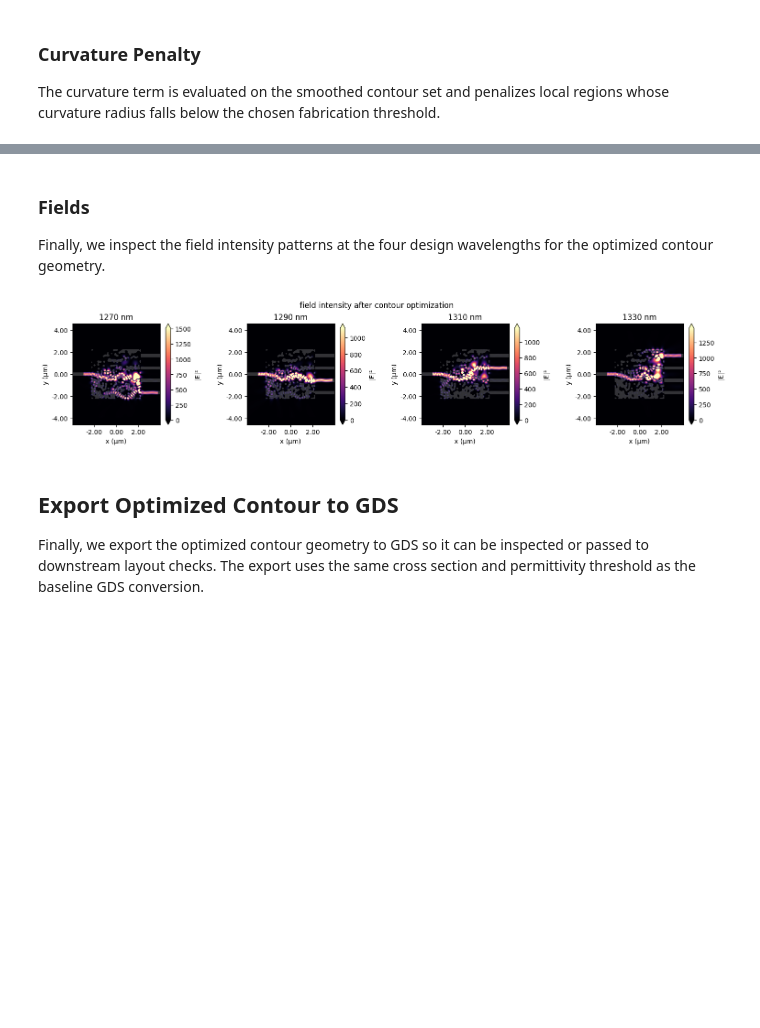
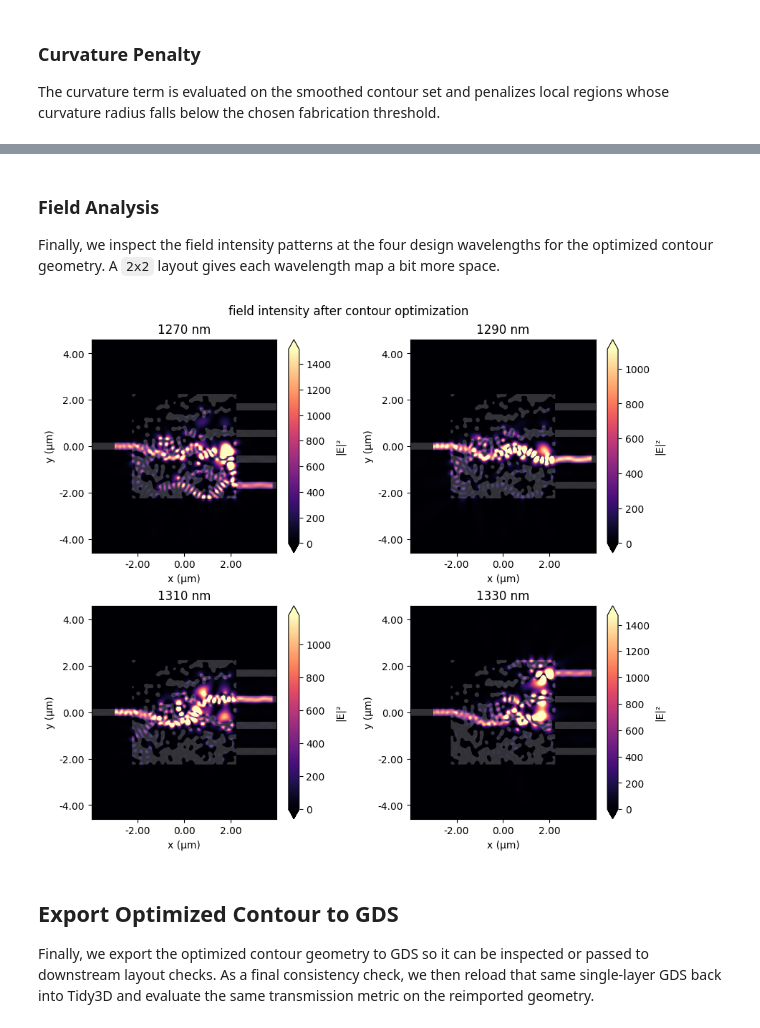
Before and after one commit to flexcompute/tidy3d-notebooks, a Jupyter notebook: Autograd32WDMTopologyToContourFinetuning.ipynb, the cells around one changed output, grey strips where cells are left out. Saved outputs shown, nothing was run; the diff lists cells and outputs as text; code cells hidden in the pictures; blank space fills up the shorter version.

```diff
--- a/Autograd32WDMTopologyToContourFinetuning.ipynb
+++ b/Autograd32WDMTopologyToContourFinetuning.ipynb
@@ -53,6 +41,7 @@ adding a substrate.
 n_si = 3.49
 n_sio2 = 1.45  # not used in 2D
 n_air = 1
+nm = 1000.0  # unit conversion used in wavelength plots
 eps_si = n_si**2
 
 # channel wavelengths
@@ -104,7 +93,6 @@ Lz = 0.0
 
 # fabrication constraints from the original pixel optimization setup
 radius = 0.100
-beta0 = 2
 
 # resolution information
 min_steps_per_wvl = 18
@@ -542,9 +687,9 @@ The contour update uses a plain SGD step.
 # %%
-contour_opt_steps = 30  # number of contour optimization steps
+contour_opt_steps = 25  # number of contour optimization steps
 contour_opt_lr = 0.004  # optimizer learning rate
 
 curvature_penalty_fn = make_threshold_power_curvature_penalty(
-    threshold_radius=0.100,
+    threshold_radius=radius,
     alpha=curvature_penalty_alpha,
     exponent=curvature_penalty_exponent,
     eps=curvature_penalty_eps,
@@ -559,6 +704,8 @@ flat_params = flat_reference.copy()
 objective_history = []
 transmission_history = []
 curvature_history = []
+contour_sets_over_steps = []
+flat_params_over_steps = []
 contour_structures_over_steps = []
 
 
@@ -599,6 +746,8 @@ for step in range(contour_opt_steps):
     objective_history.append(float(value))
     transmission_history.append(tx_current)
     curvature_history.append(curv_term)
+    contour_sets_over_steps.append(contour_current_set)
+    flat_params_over_steps.append(np.asarray(flat_params, dtype=float).copy())
     contour_structures_over_steps.append(
         contour_current_set.to_structures(
             foreground_medium=core_medium,
@@ -623,11 +772,14 @@ for step in range(contour_opt_steps):
     )
 
 contour_opt_set = contour_current_set
+contour_sets_over_steps.append(contour_opt_set)
+flat_params_over_steps.append(np.asarray(flat_params, dtype=float).copy())
 contour_opt_structures = contour_opt_set.to_structures(
     foreground_medium=core_medium,
     background_medium=background_medium,
     name_prefix="contour_opt_final",
 )
+contour_structures_over_steps.append(contour_opt_structures)
 
 contour_opt_tx = get_transmission(contour_opt_structures, task_name="wdm_contour_opt_final")
 print(f"\noptimized contour transmission={contour_opt_tx:.3f}")
@@ -661,17 +817,17 @@ This makes the geometry evolution easy to compare in one figure.
 # %%
-idx_samples = [0, len(contour_structures_over_steps) // 2, len(contour_structures_over_steps) - 1]
+idx_samples = [0, len(contour_structures_over_steps) - 1]
 fig_steps, axes_steps = plt.subplots(
     1, len(idx_samples), figsize=(5.2 * len(idx_samples), 4.2), constrained_layout=True
 )
 
 for ax, idx in zip(axes_steps, idx_samples):
-    step_num = idx + 1
+    state_num = idx
     sim_step = sim_static.updated_copy(
         structures=[*sim_static.structures, *contour_structures_over_steps[idx]],
         monitors=[],
     )
     sim_step.plot_eps(z=0.0, monitor_alpha=0.0, source_alpha=0.0, ax=ax)
-    ax.set_title(f"contour step {step_num}")
+    ax.set_title(f"accepted contour state {state_num}")
     ax.set_aspect("equal")
     ax.set_xlim(-2.25, 2.25)
     ax.set_ylim(-2.25, 2.25)
@@ -829,26 +1030,27 @@ optimized contour=-0.545
 # %% [markdown]
-### Fields
+### Field Analysis
 Finally, we inspect the field intensity patterns at the four design wavelengths for the
-optimized contour geometry.
+optimized contour geometry. A `2x2` layout gives each wavelength map a bit more space.
 # %%
 fig_fields, axes_fields = plt.subplots(
-    1, num_freqs_design, figsize=(3.8 * num_freqs_design, 3.2), constrained_layout=True
+    2, 2, figsize=(8.9, 7.7), constrained_layout=True
 )
 
-for freq, ax in zip(freqs_design, axes_fields):
+for freq, ax in zip(freqs_design, axes_fields.flat):
     eval_contour_opt["sim_data"].plot_field("field", "E", "abs^2", f=float(freq), ax=ax)
-    wvl_nm = 1000.0 * td.C_0 / float(freq)
+    wvl_nm = (td.C_0 / float(freq)) * nm
     ax.set_title(f"{round(wvl_nm)} nm")
 
 fig_fields.suptitle("field intensity after contour optimization")
 plt.show()
 # %% [output]
-[figure, old version]
+[figure, new version]
 # %% [markdown]
 ## Export Optimized Contour to GDS
 Finally, we export the optimized contour geometry to GDS so it can be inspected or passed
-to downstream layout checks. The export uses the same cross section and permittivity
-threshold as the baseline GDS conversion.
+to downstream layout checks. As a final consistency check, we then reload that same
+single-layer GDS back into Tidy3D and evaluate the same transmission metric on the
+reimported geometry.
 # %%
 gds_export_dir = Path("misc")
 gds_export_dir.mkdir(parents=True, exist_ok=True)
```
Also changed, not shown: parts of 37 cells of this notebook, 2 other files.
